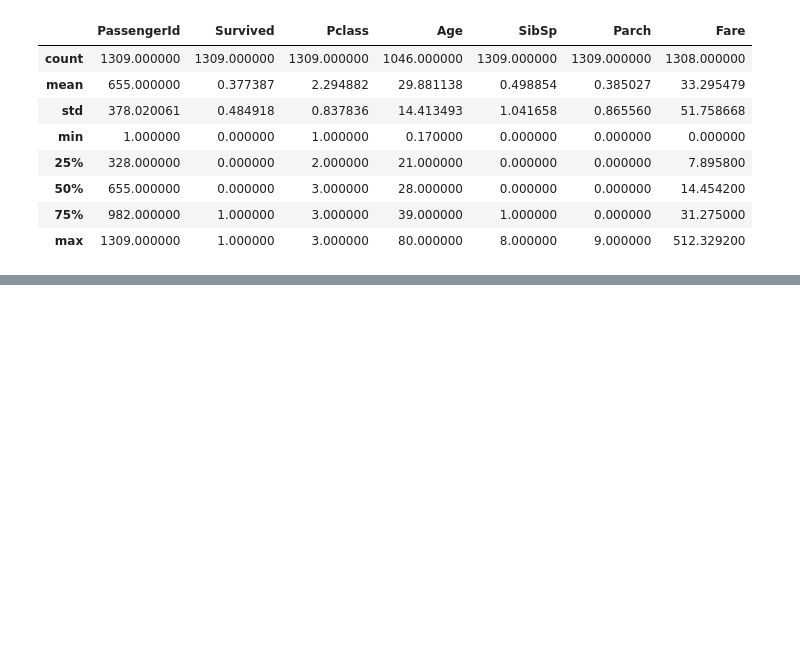
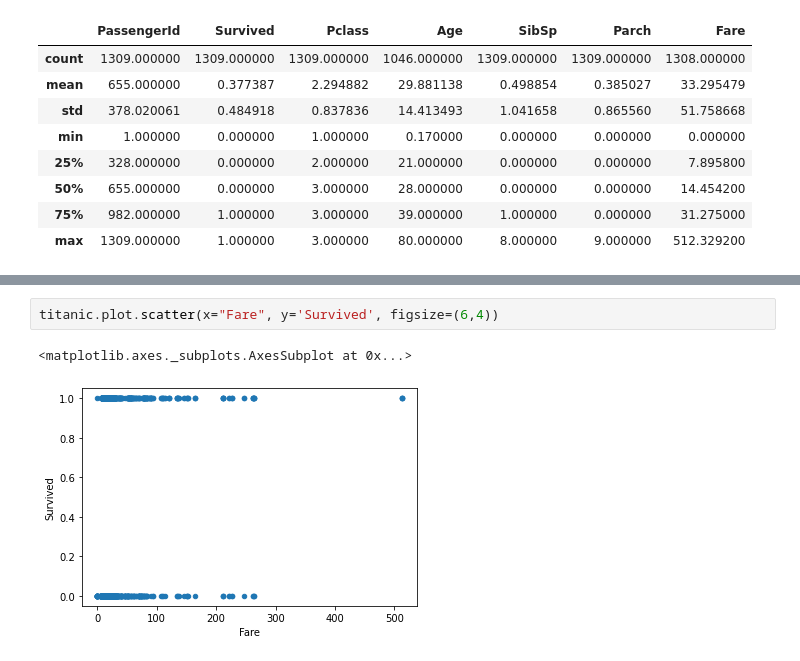
Before and after one commit to webabdullah/COLLECTED_LEARN, a Jupyter notebook: data_set_titanic(part4).ipynb, the cells around one changed output, grey strips where cells are left out. Cells and saved outputs as stored; diff of their text form; blank space fills up the shorter version.

```diff
--- a/data_set_titanic(part4).ipynb
+++ b/data_set_titanic(part4).ipynb
@@ -56,0 +87,5 @@ titanic.describe()
+# %%
+titanic.plot.scatter(x="Fare", y='Survived', figsize=(6,4))
+# %% [output]
+<matplotlib.axes._subplots.AxesSubplot at 0x...>
+[figure, added]
```
Also changed, not shown: parts of 9 cells of this notebook.
